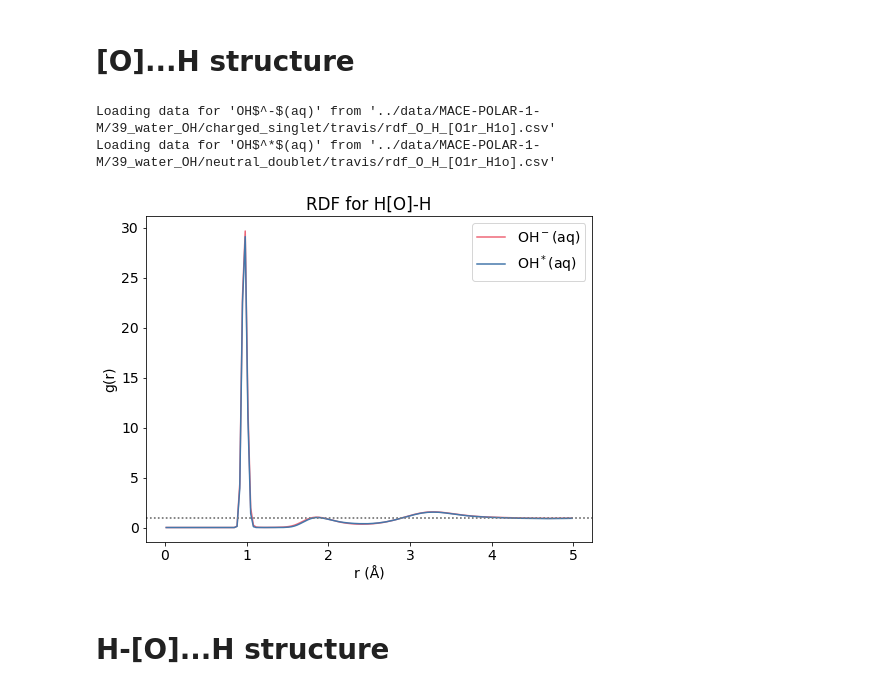
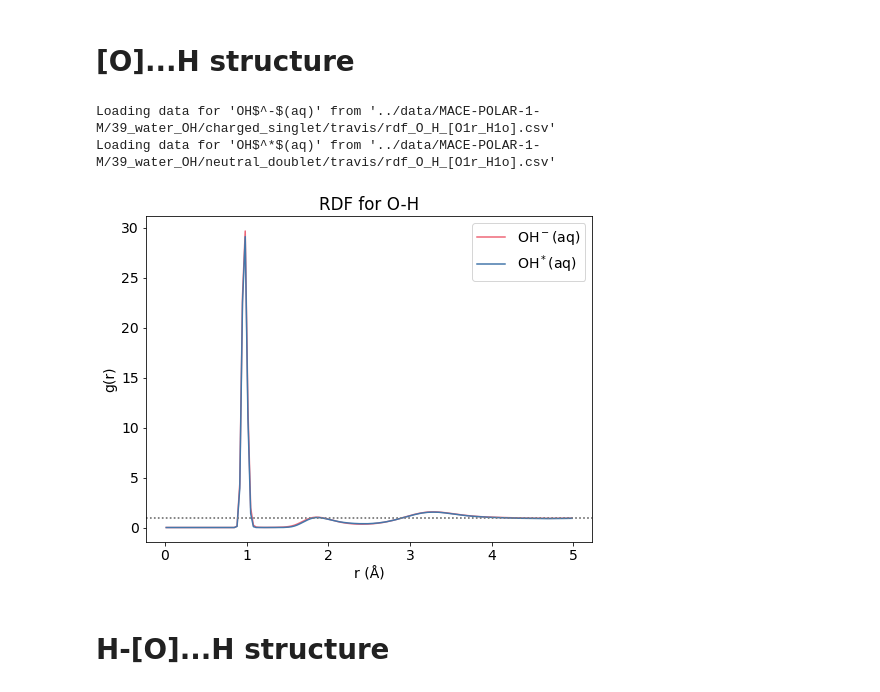
Before and after one commit to viktorsvahn/water, a Jupyter notebook: hydroxyl.ipynb, the cells around one changed output. Drawn from its saved outputs; the diff is of its cells as text; code cells hidden in the pictures.

```diff
--- a/hydroxyl.ipynb
+++ b/hydroxyl.ipynb
@@ -38,23 +38,23 @@ plt.rcParams.update({'font.size': 14})
 # %%
 POLAR_O_H_rdf_data = hf.load_data(POLAR_paths, root_dir=data_path, fname='travis/rdf_O_H_[O1r_H1o].csv')
 
 fig, ax = plt.subplots(figsize=(8, 6))
-ax.set_title(f'RDF for H[O]-H')
+ax.set_title(f'RDF for O-H')
 for i, key in enumerate(POLAR_O_H_rdf_data):
     r = POLAR_O_H_rdf_data[key]['# Distance / pm']/100
     ax.set_xlabel('r (Å)')
     ax.set_ylabel('g(r)')
 
     ax.plot(r, POLAR_O_H_rdf_data[key]['  g(r)'], color=colour_map[key], label=key)
     rmax = POLAR_O_H_rdf_data[key]['# Distance / pm'].max()/100
 
     ax.legend()
     ax.axhline(1, 0, rmax, color='gray', linestyle=':')
 plt.show()
 # %% [output]
 Loading data for 'OH$^-$(aq)' from '../data/MACE-POLAR-1-M/39_water_OH/charged_singlet/travis/rdf_O_H_[O1r_H1o].csv'
 Loading data for 'OH$^*$(aq)' from '../data/MACE-POLAR-1-M/39_water_OH/neutral_doublet/travis/rdf_O_H_[O1r_H1o].csv'
-[figure, old version]
+[figure, new version]
 # %% [markdown]
 # H-[O]...H structure
 # %%
```
